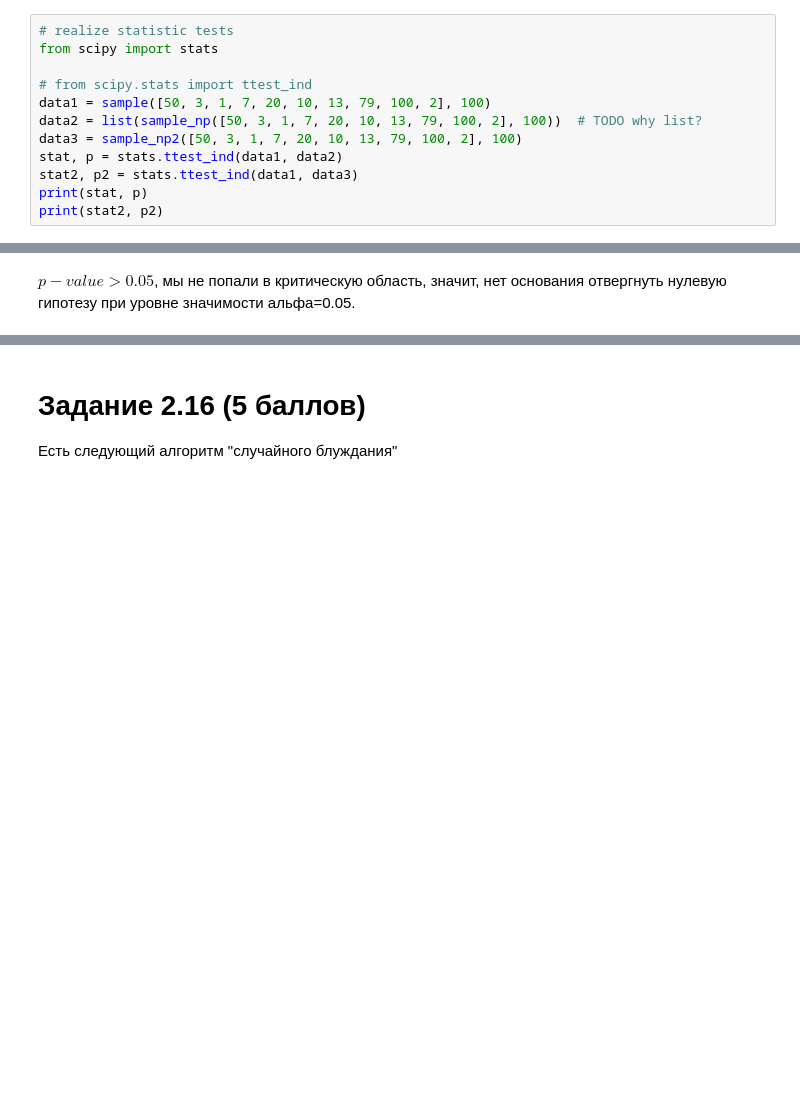
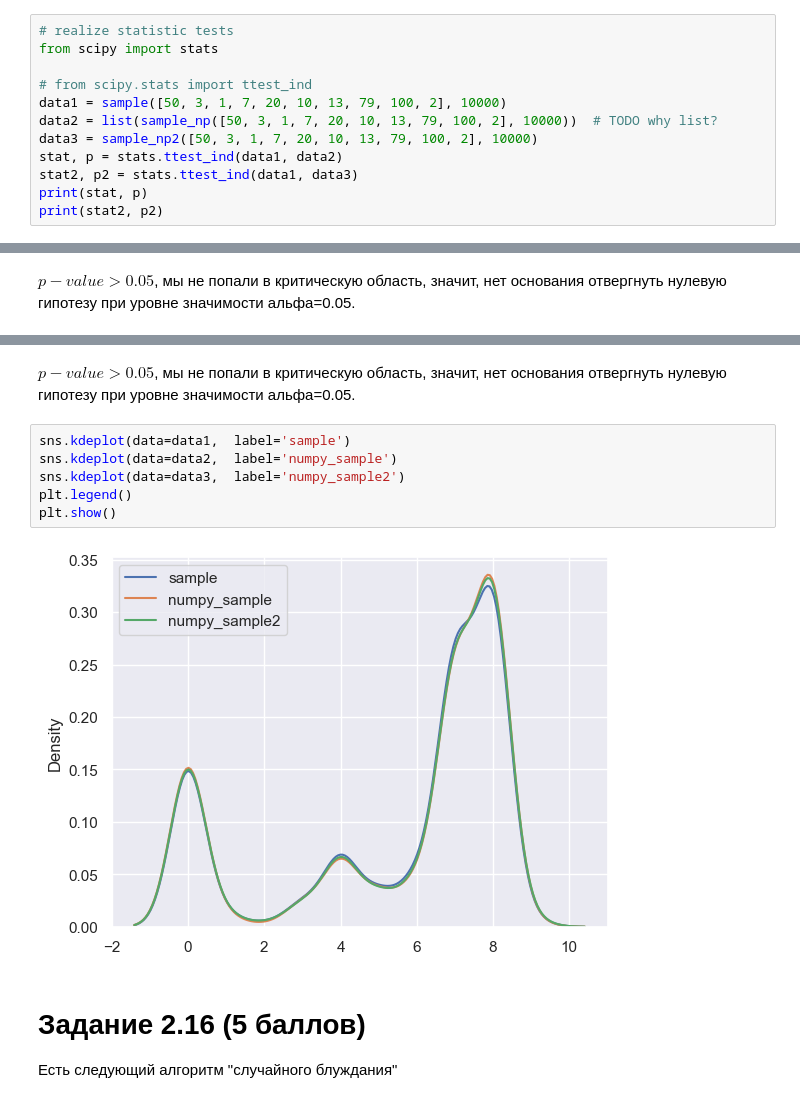
Before and after one commit to AirisFiorentini/Python-for-Data-Analysis, a Jupyter notebook: Task_2.ipynb, the cells around one changed output, grey strips where cells are left out. Saved outputs shown, nothing was run; the diff lists cells and outputs as text; blank space fills up the shorter version.

```diff
--- a/Task_2.ipynb
+++ b/Task_2.ipynb
@@ -375,9 +375,9 @@ array([0, 3, 4, 4, 0])
 from scipy import stats
 
 # from scipy.stats import ttest_ind
-data1 = sample([50, 3, 1, 7, 20, 10, 13, 79, 100, 2], 100)
-data2 = list(sample_np([50, 3, 1, 7, 20, 10, 13, 79, 100, 2], 100))  # TODO why list?
-data3 = sample_np2([50, 3, 1, 7, 20, 10, 13, 79, 100, 2], 100)
+data1 = sample([50, 3, 1, 7, 20, 10, 13, 79, 100, 2], 10000)
+data2 = list(sample_np([50, 3, 1, 7, 20, 10, 13, 79, 100, 2], 10000))  # TODO why list?
+data3 = sample_np2([50, 3, 1, 7, 20, 10, 13, 79, 100, 2], 10000)
 stat, p = stats.ttest_ind(data1, data2)
 stat2, p2 = stats.ttest_ind(data1, data3)
 print(stat, p)
@@ -390,3 +403,13 @@ $p-value > 0.05$, мы не попали в критическую област
+# %% [markdown]
+$p-value > 0.05$, мы не попали в критическую область, значит, нет основания отвергнуть нулевую гипотезу при уровне значимости альфа=0.05.
+# %%
+sns.kdeplot(data=data1,  label='sample')
+sns.kdeplot(data=data2,  label='numpy_sample')
+sns.kdeplot(data=data3,  label='numpy_sample2')
+plt.legend()
+plt.show()
+# %% [output]
+[figure, added]
 # %% [markdown]
 # Задание 2.16 (5 баллов)
 
```
Also changed, not shown: parts of 3 cells of this notebook.
